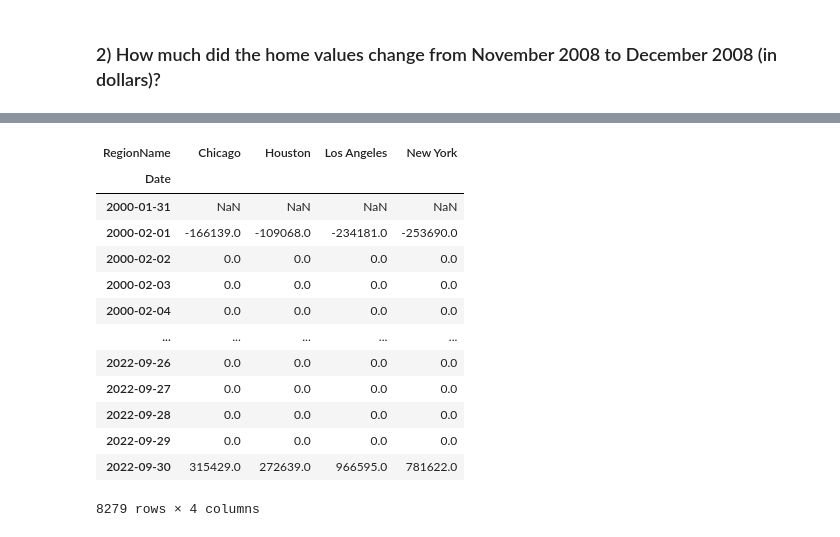
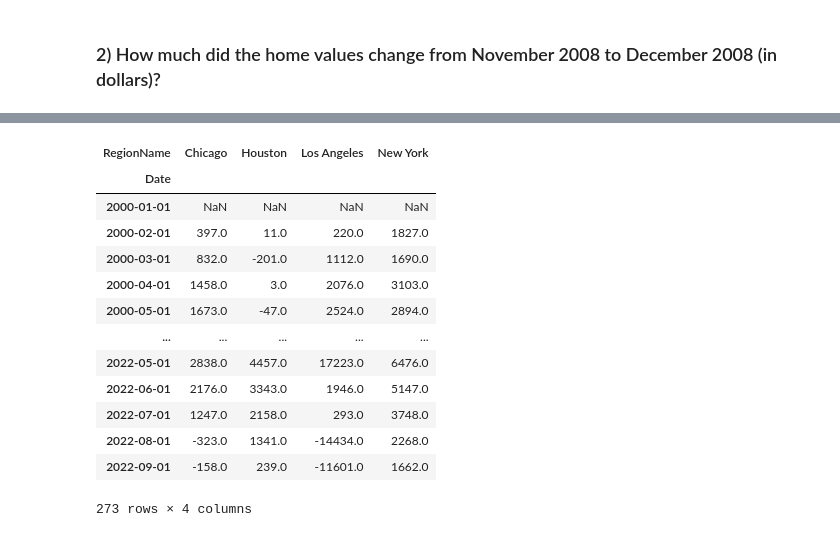
Before and after one commit to Jalicia-Harris/-Core--Preparing-Time-Series-from-Wide-Form-Data, a Jupyter notebook: Preparing Time Series from Wide-Form Data.ipynb, the cells around one changed output, grey strips where cells are left out. Saved outputs shown, nothing was run; the diff lists cells and outputs as text; code cells hidden in the pictures.

```diff
--- a/Preparing Time Series from Wide-Form Data.ipynb
+++ b/Preparing Time Series from Wide-Form Data.ipynb
@@ -354,19 +315,19 @@ unstacked_D
 # %%
 # Calculate the change of data
-change = unstacked_D['HomeValue'].diff()
+change = unstacked['HomeValue'].diff()
 change
 # %% [output]
 | RegionName | Chicago | Houston | Los Angeles | New York |
 | Date |  |  |  |  |
-| 2000-01-31 | NaN | NaN | NaN | NaN |
-| 2000-02-01 | -166139.0 | -109068.0 | -234181.0 | -253690.0 |
-| 2000-02-02 | 0.0 | 0.0 | 0.0 | 0.0 |
-| 2000-02-03 | 0.0 | 0.0 | 0.0 | 0.0 |
-| 2000-02-04 | 0.0 | 0.0 | 0.0 | 0.0 |
+| 2000-01-01 | NaN | NaN | NaN | NaN |
+| 2000-02-01 | 397.0 | 11.0 | 220.0 | 1827.0 |
+| 2000-03-01 | 832.0 | -201.0 | 1112.0 | 1690.0 |
+| 2000-04-01 | 1458.0 | 3.0 | 2076.0 | 3103.0 |
+| 2000-05-01 | 1673.0 | -47.0 | 2524.0 | 2894.0 |
 | ... | ... | ... | ... | ... |
-| 2022-09-26 | 0.0 | 0.0 | 0.0 | 0.0 |
-| 2022-09-27 | 0.0 | 0.0 | 0.0 | 0.0 |
-| 2022-09-28 | 0.0 | 0.0 | 0.0 | 0.0 |
-| 2022-09-29 | 0.0 | 0.0 | 0.0 | 0.0 |
-| 2022-09-30 | 315429.0 | 272639.0 | 966595.0 | 781622.0 |
+| 2022-05-01 | 2838.0 | 4457.0 | 17223.0 | 6476.0 |
+| 2022-06-01 | 2176.0 | 3343.0 | 1946.0 | 5147.0 |
+| 2022-07-01 | 1247.0 | 2158.0 | 293.0 | 3748.0 |
+| 2022-08-01 | -323.0 | 1341.0 | -14434.0 | 2268.0 |
+| 2022-09-01 | -158.0 | 239.0 | -11601.0 | 1662.0 |
-8279 rows × 4 columns
+273 rows × 4 columns
```
Also changed, not shown: parts of 5 cells of this notebook.
